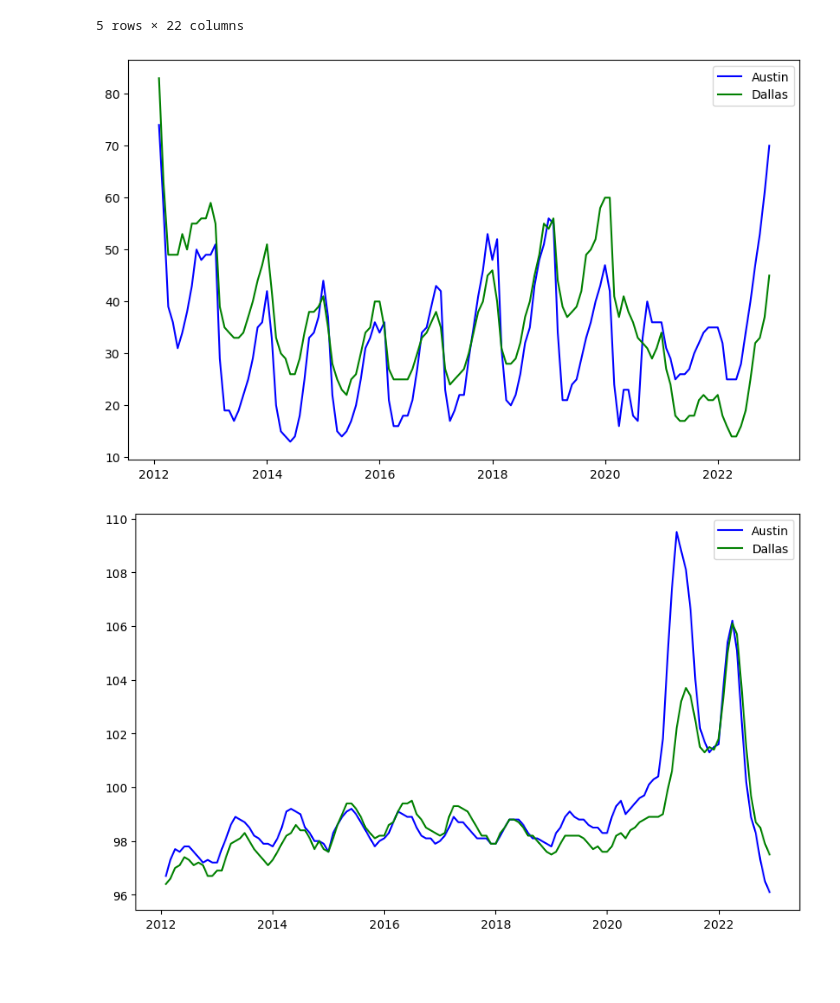
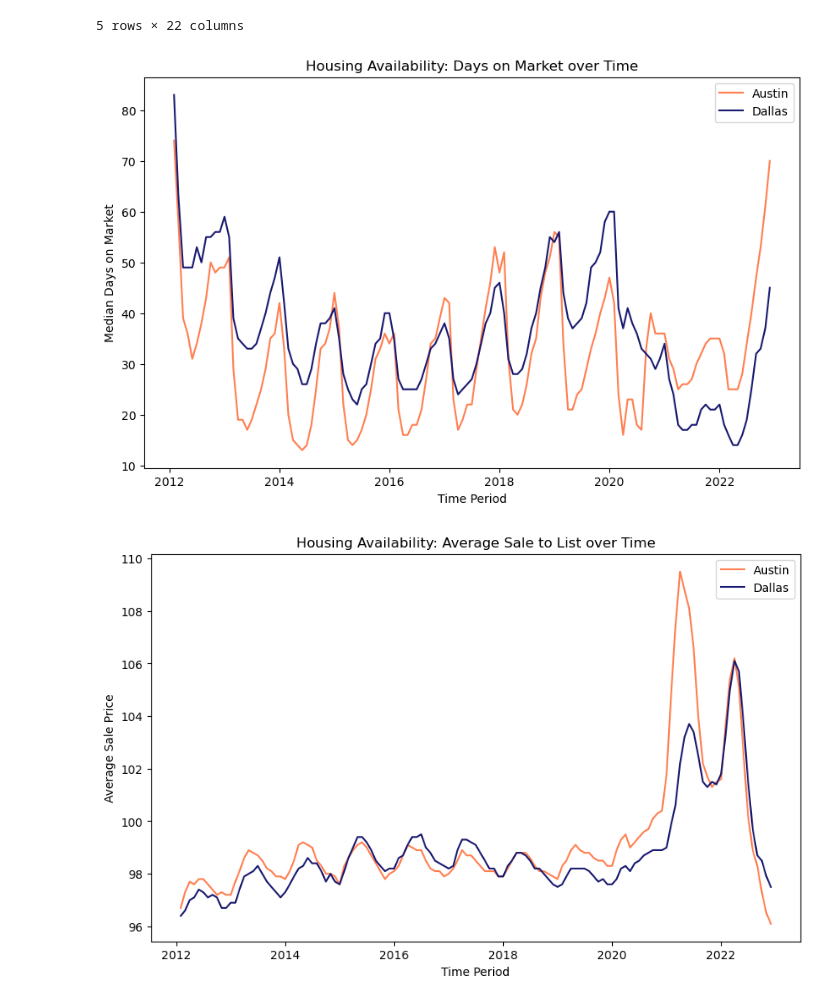
Before and after one commit to marthagriggs9/group4_project, a Jupyter notebook: austindallastest.ipynb, the cells around one changed output. Drawn from its saved outputs; the diff is of its cells as text; code cells hidden in the pictures; blank space fills up the shorter version.

Commit message:
modified color scheme

```diff
--- a/austindallastest.ipynb
+++ b/austindallastest.ipynb
@@ -87,25 +87,31 @@ Dallas_data = dom_df.loc[dom_df['City']=="Dallas"]
 # %%
 graph, graph_axes = plt.subplots(figsize=(10,6))
 graph_axes.plot(Austin_data["Month of Period End"],
-                   Austin_data["Days on Market"], color='blue', label='Austin')
+                   Austin_data["Days on Market"], color='coral', label='Austin')
 graph_axes.plot(Dallas_data["Month of Period End"],
-                   Dallas_data["Days on Market"], color='green', label='Dallas')
+                   Dallas_data["Days on Market"], color='midnightblue', label='Dallas')
 
 plt.legend()
+plt.title('Housing Availability: Days on Market over Time')
+plt.xlabel('Time Period')
+plt.ylabel('Median Days on Market')
 plt.show()
 # %% [output]
-[figure, old version]
+[figure, new version]
 # %%
 graph, graph_axes = plt.subplots(figsize=(10,6))
 graph_axes.plot(Austin_data["Month of Period End"],
-                   Austin_data["Average Sale To List"], color='blue', label='Austin')
+                   Austin_data["Average Sale To List"], color='coral', label='Austin')
 graph_axes.plot(Dallas_data["Month of Period End"],
-                   Dallas_data["Average Sale To List"], color='green', label='Dallas')
+                   Dallas_data["Average Sale To List"], color='midnightblue', label='Dallas')
 
 plt.legend()
+plt.title('Housing Availability: Average Sale to List over Time')
+plt.xlabel('Time Period')
+plt.ylabel('Average Sale Price')
 plt.show()
 # %% [output]
-[figure, old version]
+[figure, new version]
 # %%
 graph, graph_axes = plt.subplots(figsize=(10,6))
 graph_axes.plot(Austin_data["Month of Period End"],
```
Also changed, not shown: parts of 1 cell of this notebook.
